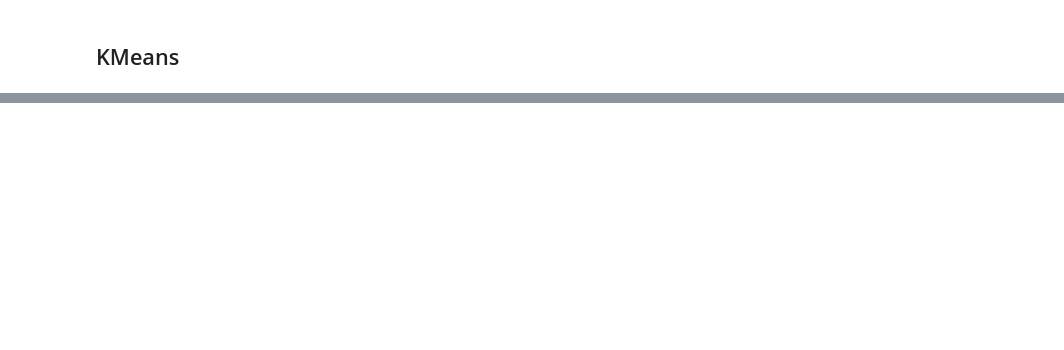
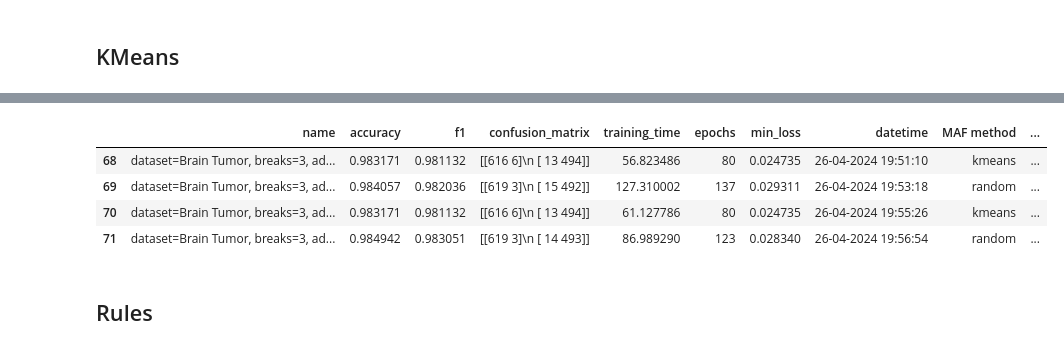
Before and after one commit to HaykTarkhanyan/CDSGD, a Jupyter notebook: cdsgd/clean.ipynb, the cells around one changed output, grey strips where cells are left out. Saved outputs shown, nothing was run; the diff lists cells and outputs as text; code cells hidden in the pictures; blank space fills up the shorter version.

```diff
--- a/cdsgd/clean.ipynb
+++ b/cdsgd/clean.ipynb
@@ -195,0 +313,12 @@ evaluate_classifier(y_actual=y_test, y_clust=clustering_labels_test,
+# %%
+experiments = pd.read_csv("experiments.csv")
+
+experiments.tail(4)
+# %% [output]
+|  | name | accuracy | f1 | confusion_matrix | training_time | epochs | min_loss | datetime | MAF method | ... |
+| 68 | dataset=Brain Tumor, breaks=3, ad... | 0.983171 | 0.981132 | [[616 6]\n [ 13 494]] | 56.823486 | 80 | 0.024735 | 26-04-2024 19:51:10 | kmeans | ... |
+| 69 | dataset=Brain Tumor, breaks=3, ad... | 0.984057 | 0.982036 | [[619 3]\n [ 15 492]] | 127.310002 | 137 | 0.029311 | 26-04-2024 19:53:18 | random | ... |
+| 70 | dataset=Brain Tumor, breaks=3, ad... | 0.983171 | 0.981132 | [[616 6]\n [ 13 494]] | 61.127786 | 80 | 0.024735 | 26-04-2024 19:55:26 | kmeans | ... |
+| 71 | dataset=Brain Tumor, breaks=3, ad... | 0.984942 | 0.983051 | [[619 3]\n [ 14 493]] | 86.989290 | 123 | 0.028340 | 26-04-2024 19:56:54 | random | ... |
+# %% [markdown]
+## Rules
```
Also changed, not shown: parts of 25 cells of this notebook, 7 other files.
